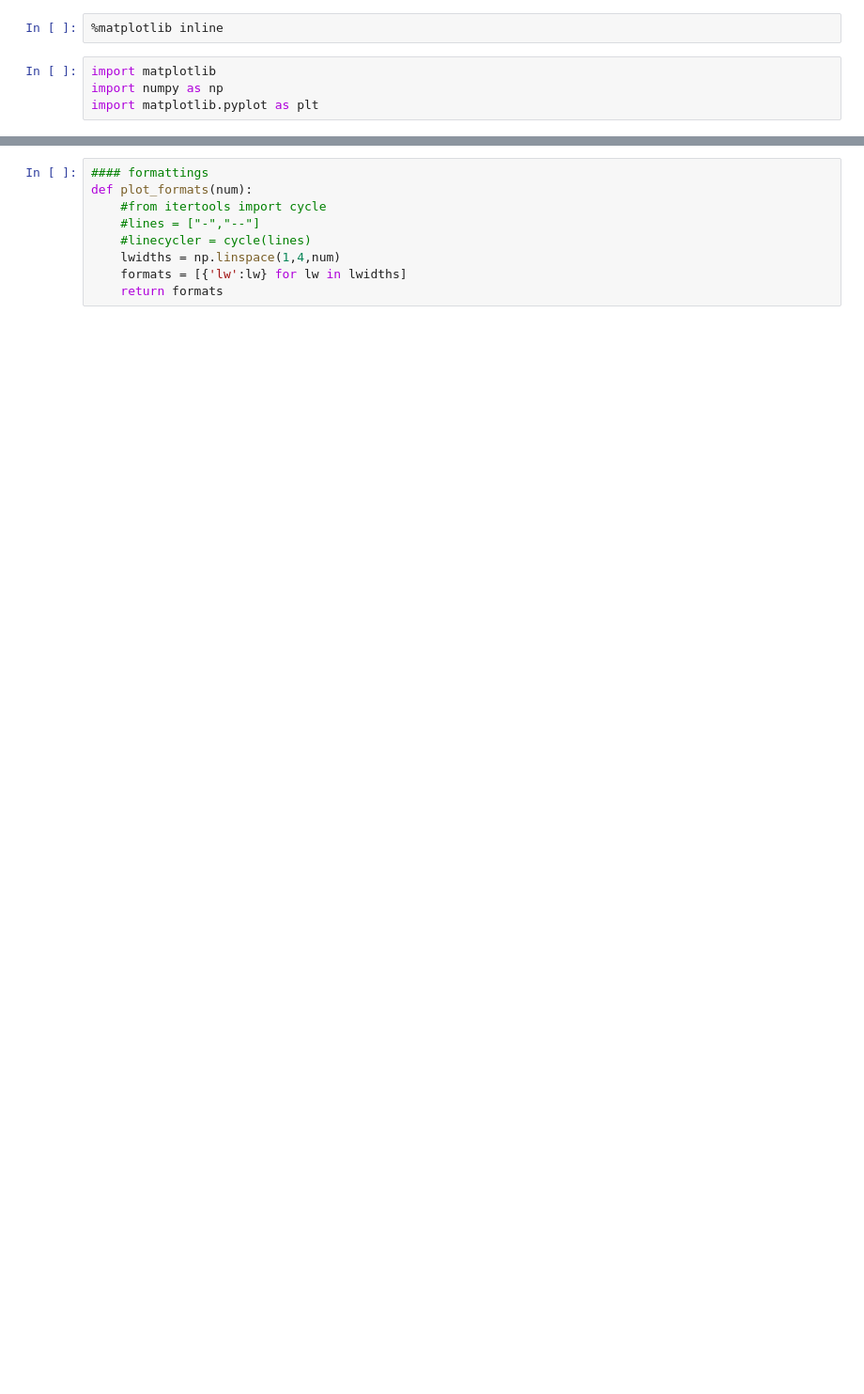
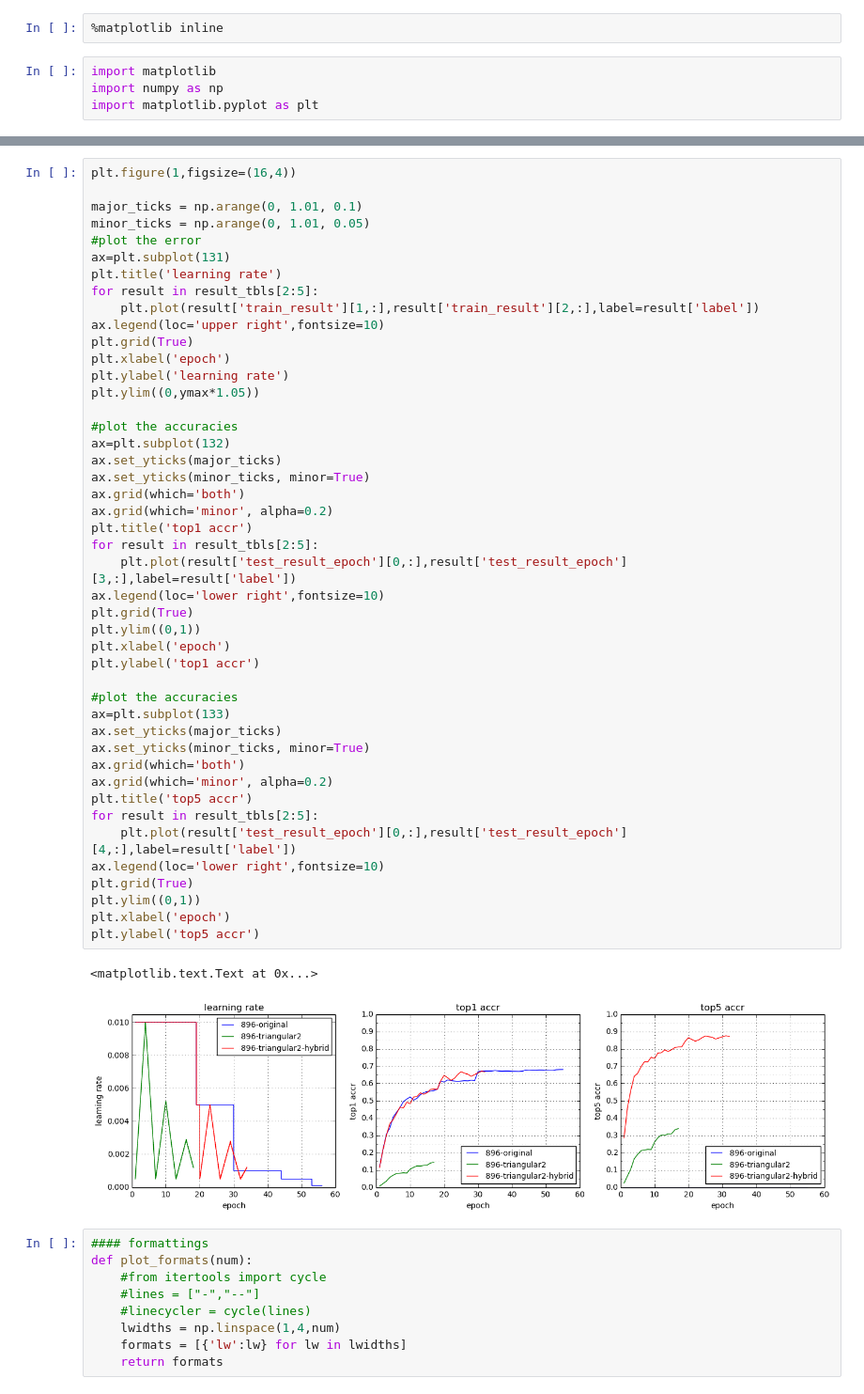
Before and after one commit to shane-huang/jupyter_nb, a Jupyter notebook: torchlogviz.ipynb, the cells around one changed output, grey strips where cells are left out. Shown at 94% size. Saved outputs shown, nothing was run; the diff lists cells and outputs as text; blank space fills up the shorter version.

```diff
--- a/torchlogviz.ipynb
+++ b/torchlogviz.ipynb
@@ -135,3 +137,51 @@ plt.ylabel('top5 accr')
+# %%
+plt.figure(1,figsize=(16,4))
+
+major_ticks = np.arange(0, 1.01, 0.1)
+minor_ticks = np.arange(0, 1.01, 0.05)
+#plot the error
+ax=plt.subplot(131)
+plt.title('learning rate')
+for result in result_tbls[2:5]:
+    plt.plot(result['train_result'][1,:],result['train_result'][2,:],label=result['label'])
+ax.legend(loc='upper right',fontsize=10)
+plt.grid(True)
+plt.xlabel('epoch')
+plt.ylabel('learning rate')
+plt.ylim((0,ymax*1.05))
+
+#plot the accuracies
+ax=plt.subplot(132)
+ax.set_yticks(major_ticks)
+ax.set_yticks(minor_ticks, minor=True)
+ax.grid(which='both')
+ax.grid(which='minor', alpha=0.2)
+plt.title('top1 accr')
+for result in result_tbls[2:5]:
+    plt.plot(result['test_result_epoch'][0,:],result['test_result_epoch'][3,:],label=result['label'])
+ax.legend(loc='lower right',fontsize=10)
+plt.grid(True)
+plt.ylim((0,1))
+plt.xlabel('epoch')
+plt.ylabel('top1 accr')
+
+#plot the accuracies
+ax=plt.subplot(133)
+ax.set_yticks(major_ticks)
+ax.set_yticks(minor_ticks, minor=True)
+ax.grid(which='both')
+ax.grid(which='minor', alpha=0.2)
+plt.title('top5 accr')
+for result in result_tbls[2:5]:
+    plt.plot(result['test_result_epoch'][0,:],result['test_result_epoch'][4,:],label=result['label'])
+ax.legend(loc='lower right',fontsize=10)
+plt.grid(True)
+plt.ylim((0,1))
+plt.xlabel('epoch')
+plt.ylabel('top5 accr')
+# %% [output]
+<matplotlib.text.Text at 0x...>
+[figure, added]
 # %%
 #### formattings
 def plot_formats(num):
```
Also changed, not shown: parts of 4 cells of this notebook, 1 other file.
